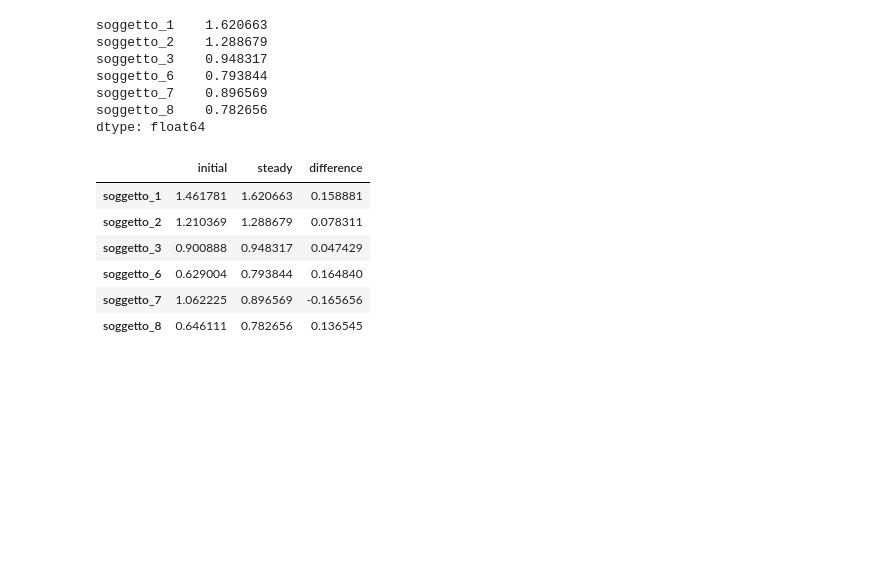
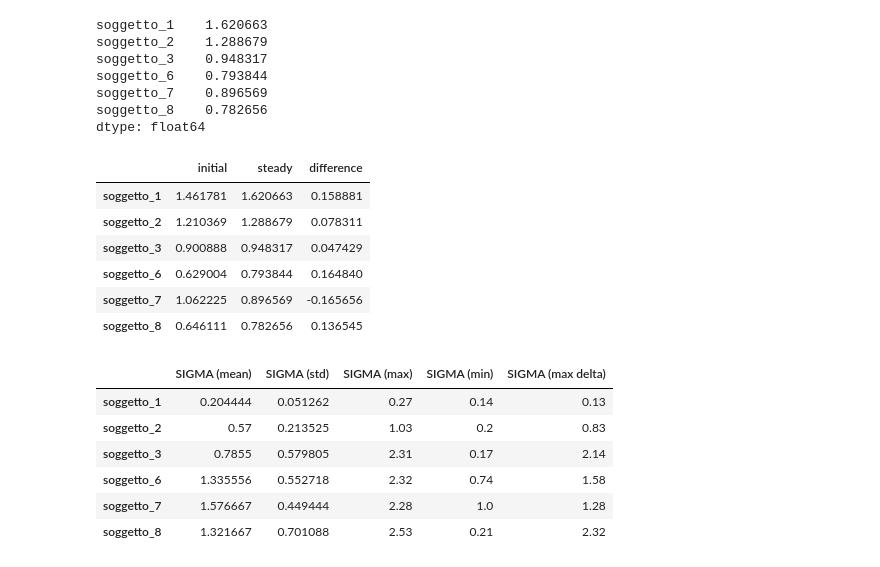
Before and after one commit to Ishikawa7/neural-network-with-fuzzified-inverter, a Jupyter notebook: markov_analisys.ipynb, the cells around one changed output. Drawn from its saved outputs; the diff is of its cells as text; code cells hidden in the pictures; blank space fills up the shorter version.

Commit message:
sigma display mean for subjecst

```diff
--- a/markov_analisys.ipynb
+++ b/markov_analisys.ipynb
@@ -254,6 +254,25 @@ df_steady_initial_activation_std
 #plot df_steady_initial_activation with a barplot with plotly express
 fig = px.bar(df_steady_initial_activation_std, barmode="group")
 fig.show()
+# %%
+df_dict_sigmas = {}
+df_sigmas = pd.DataFrame(columns=["SIGMA (mean)", "SIGMA (std)", "SIGMA (max)", "SIGMA (min)", "SIGMA (max delta)"], index=subjects)
+for subject in subjects:
+    df_dict_sigmas[subject] = pd.read_csv("Datasets/{}.csv".format(subject))["SIGMA"]
+    df_sigmas.loc[subject, "SIGMA (mean)"] = df_dict_sigmas[subject].mean()
+    df_sigmas.loc[subject, "SIGMA (std)"] = df_dict_sigmas[subject].std()
+    df_sigmas.loc[subject, "SIGMA (max)"] = df_dict_sigmas[subject].max()
+    df_sigmas.loc[subject, "SIGMA (min)"] = df_dict_sigmas[subject].min()
+    df_sigmas.loc[subject, "SIGMA (max delta)"] = df_dict_sigmas[subject].max() - df_dict_sigmas[subject].min()
+df_sigmas
+# %% [output]
+|  | SIGMA (mean) | SIGMA (std) | SIGMA (max) | SIGMA (min) | SIGMA (max delta) |
+| soggetto_1 | 0.204444 | 0.051262 | 0.27 | 0.14 | 0.13 |
+| soggetto_2 | 0.57 | 0.213525 | 1.03 | 0.2 | 0.83 |
+| soggetto_3 | 0.7855 | 0.579805 | 2.31 | 0.17 | 2.14 |
+| soggetto_6 | 1.335556 | 0.552718 | 2.32 | 0.74 | 1.58 |
+| soggetto_7 | 1.576667 | 0.449444 | 2.28 | 1.0 | 1.28 |
+| soggetto_8 | 1.321667 | 0.701088 | 2.53 | 0.21 | 2.32 |
 # %%
 # plot the df_steady_out and df_steady_in with plotly express
 fig = px.bar(df_steady.T, barmode="group", title="Steady state out")
```
